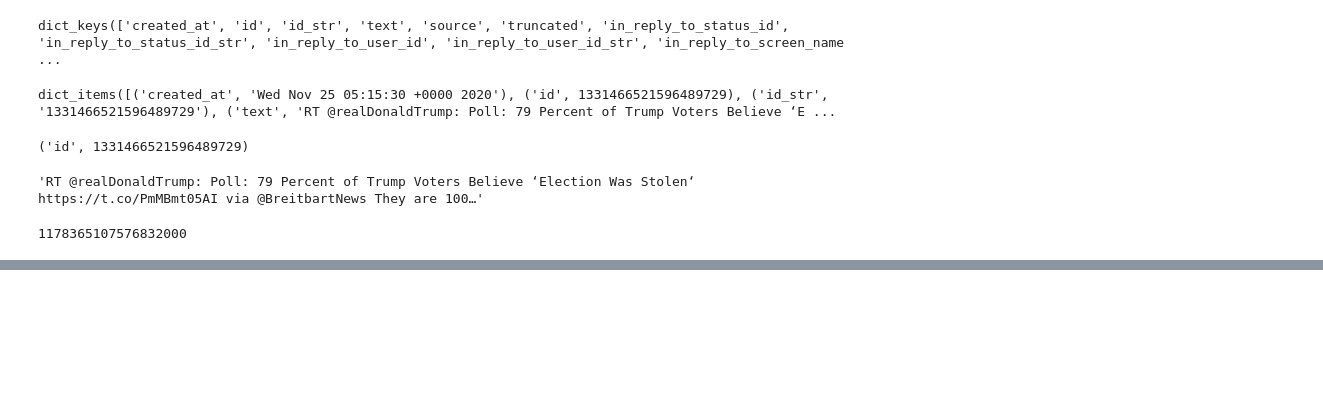
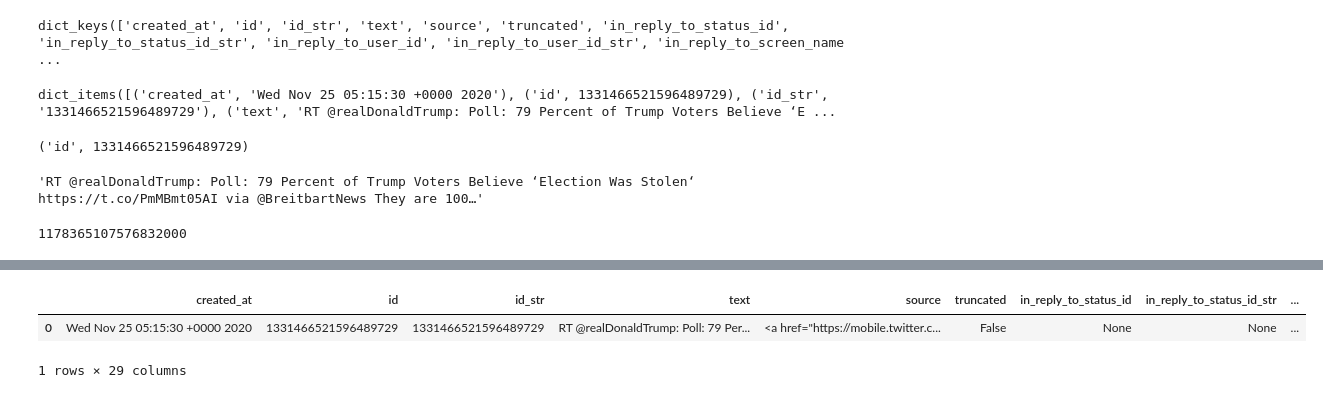
Before and after one commit to tiagojaques/igti_bootcamp_data_engineer, a Jupyter notebook: Modulo 01/extract_analyze_tweets.ipynb, the cells around one changed output, grey strips where cells are left out. Saved outputs shown, nothing was run; the diff lists cells and outputs as text; code cells hidden in the pictures; blank space fills up the shorter version.

```diff
--- a/Modulo 01/extract_analyze_tweets.ipynb
+++ b/Modulo 01/extract_analyze_tweets.ipynb
@@ -116,0 +145,4 @@ primeirotweet["user"]["id"]
+# %%
+# Drop de colunas desnecessárias
+df_tratado = pd.DataFrame(primeirotweet).reset_index(drop=True).iloc[:1]
+df_tratado.drop(columns=['quote_count','reply_count', 'retweet_count', 'favorite_count','favorited', 'retweeted', 'user', 'entities', 'retweeted_status'], inplace=True)
@@ -116,0 +170,15 @@ primeirotweet["user"]["id"]
+# %%
+df_tratado['user_id'] = primeirotweet['user']['id']
+df_tratado['user_id_str'] = primeirotweet['user']['id_str']
+df_tratado['user_screen_name'] = primeirotweet['user']['screen_name']
+df_tratado['user_location'] = primeirotweet['user']['location']
+df_tratado['user_description'] = primeirotweet['user']['description']
+df_tratado['user_vierified'] = primeirotweet['user']['verified']
+df_tratado['user_followers_count'] = primeirotweet['user']['followers_count']
+df_tratado['user_friends_count'] = primeirotweet['user']['friends_count']
+df_tratado['user_created_at'] = primeirotweet['user']['created_at']
+df_tratado
+# %% [output]
+|  | created_at | id | id_str | text | source | truncated | in_reply_to_status_id | in_reply_to_status_id_str | ... |
+| 0 | Wed Nov 25 05:15:30 +0000 2020 | 1331466521596489729 | 1331466521596489729 | RT @realDonaldTrump: Poll: 79 Per... | <a href="https://mobile.twitter.c... | False | None | None | ... |
+1 rows × 29 columns
```
Also changed, not shown: parts of 22 cells of this notebook.
